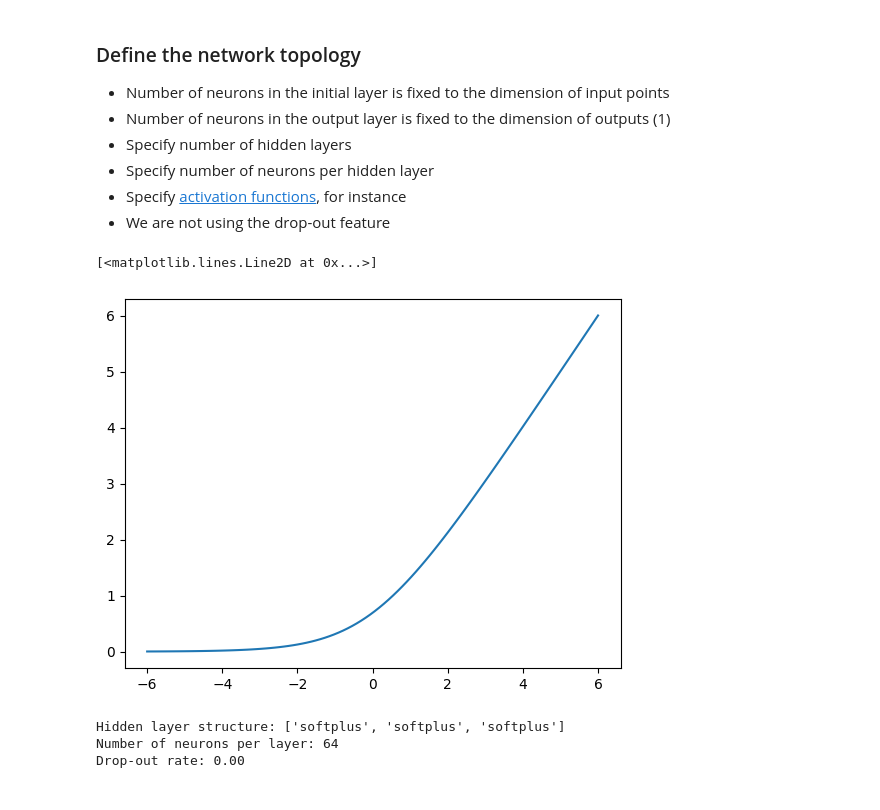
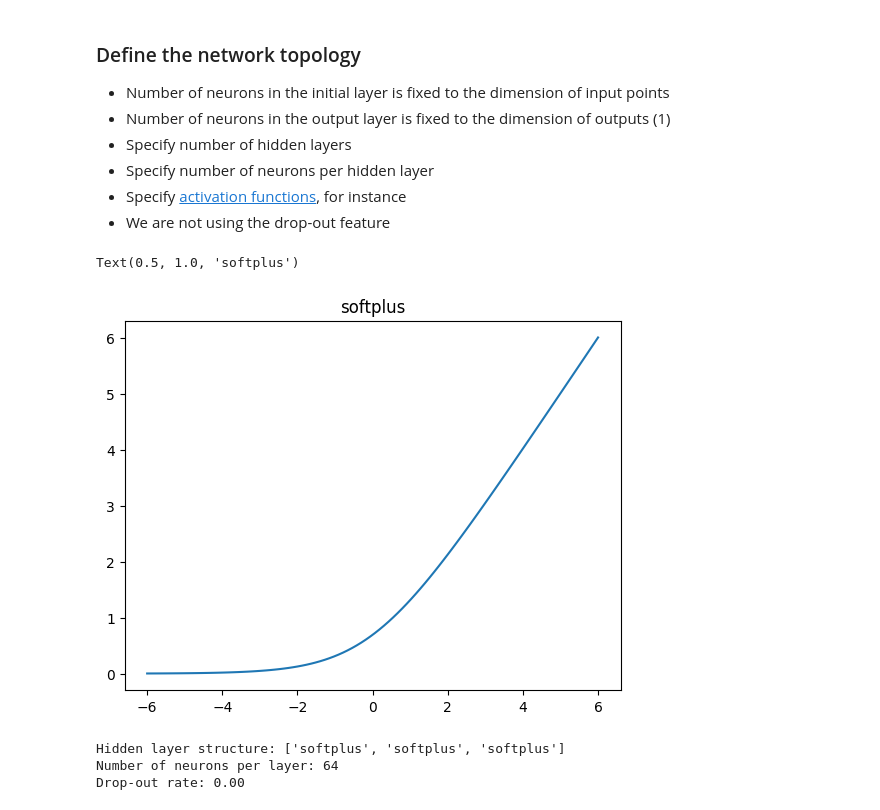
Before and after one commit to sebgur/SDev.Python, a Jupyter notebook: notebooks/Deep Learning StoVol-MB.ipynb, the cells around one changed output. Saved outputs shown, nothing was run; the diff lists cells and outputs as text; code cells hidden in the pictures.

```diff
--- a/notebooks/Deep Learning StoVol-MB.ipynb
+++ b/notebooks/Deep Learning StoVol-MB.ipynb
@@ -450,14 +463,11 @@ Testing set size: 95,000
 # %%
 # Take a look at the chosen activation function
 af_x = np.linspace(-6, 6, 100)
-# af_y = keras.activations.softplus(af_x)
-# plt.figure()
 plt.plot(af_x, keras.activations.softplus(af_x), label='softplus')
-# plt.legend(loc='upper left')
-# plt.show()
+plt.title('softplus')
 # %% [output]
-[<matplotlib.lines.Line2D at 0x...>]
+Text(0.5, 1.0, 'softplus')
-[figure, old version]
+[figure, new version]
 # %%
 HIDDEN_LAYERS = ['softplus', 'softplus', 'softplus']
 NUM_NEURONS = 64
```
Also changed, not shown: parts of 4 cells of this notebook, 1 other file.
